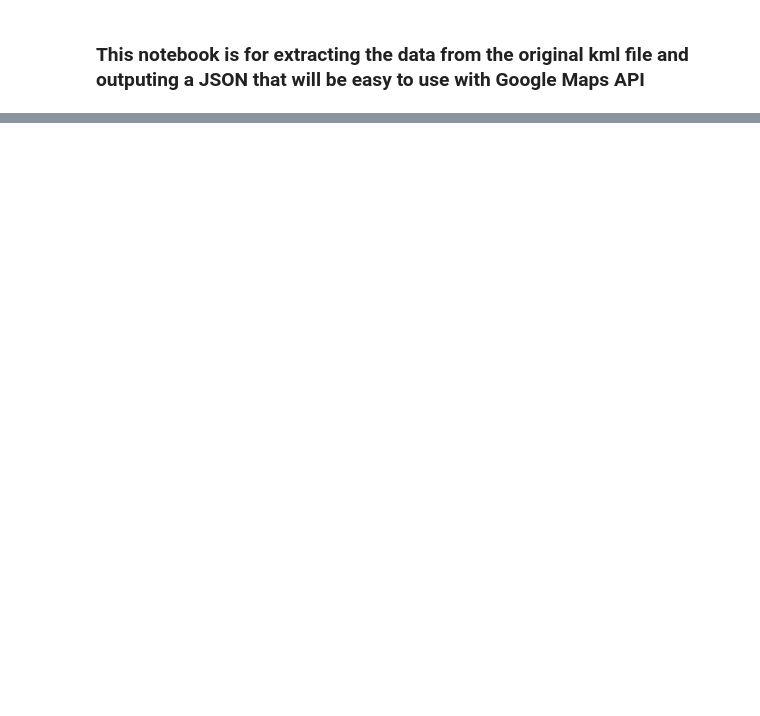
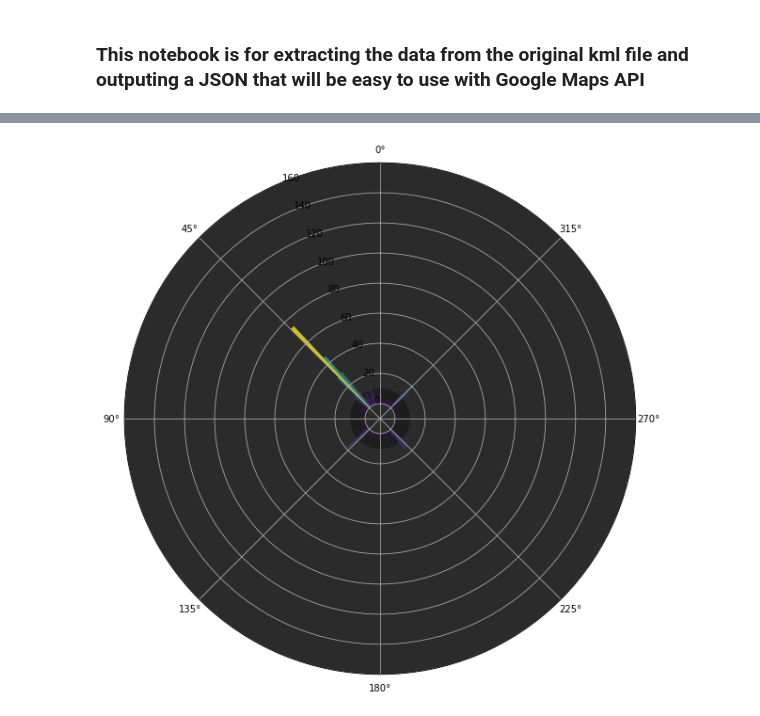
Before and after one commit to JSmith1826/BB_parks, a Jupyter notebook: ETL_for_JSON.ipynb, the cells around one changed output, grey strips where cells are left out. Saved outputs shown, nothing was run; the diff lists cells and outputs as text; code cells hidden in the pictures; blank space fills up the shorter version.

```diff
--- a/ETL_for_JSON.ipynb
+++ b/ETL_for_JSON.ipynb
@@ -382,0 +531,43 @@ merged_df.to_json('data/default_updated_output.json', orient='records')
+# %%
+def create_polar_chart(data, num_bins=36, level_filter=None):
+    count_by_orientation = process_data(data, level_filter)
+
+    # Compute the histogram
+    bin_edges = np.linspace(0.0, 2 * np.pi, num_bins + 1)
+    bin_counts = np.zeros(num_bins)
+
+    for orientation, count in count_by_orientation.items():
+        idx = int(orientation / (360 / num_bins))
+        if idx == num_bins:
+            idx = 0
+        bin_counts[idx] += count
+
+    bin_width = 2 * np.pi / num_bins
+
+    # Set plot size
+    plt.figure(figsize=(10, 10))
+
+    ax = plt.subplot(111, projection='polar')
+    ax.set_theta_offset(np.pi / 2)
+
+    ax.set_facecolor('#808080')
+    ###
+    # ax.set_yscale('log')
+
+
+    # # Set dark background
+    # ax.set_facecolor('#2b2b2b')
+    plt.gca().set_rlabel_position(22.5)
+    ax.set_ylim(-10, 100)  # Adjust based on max count
+
+    bars = ax.bar(bin_edges[:-1], bin_counts, width=bin_width, bottom=-20)
+
+
+
+    # Use custom colors and opacity
+    for r, bar in zip(bin_counts, bars):
+        bar.set_facecolor(plt.cm.viridis(r / max(bin_counts)))
+        # bar.set_facecolor(plt.cm.plasma(r / max(bin_counts)))
+        bar.set_alpha(0.8)
+
+    plt.show()
@@ -382,0 +633,4 @@ merged_df.to_json('data/default_updated_output.json', orient='records')
+# %%
+create_polar_chart(data, num_bins=180, level_filter=None)
+# %% [output]
+[figure, added]
```
Also changed, not shown: parts of 23 cells of this notebook, 33 other files.
